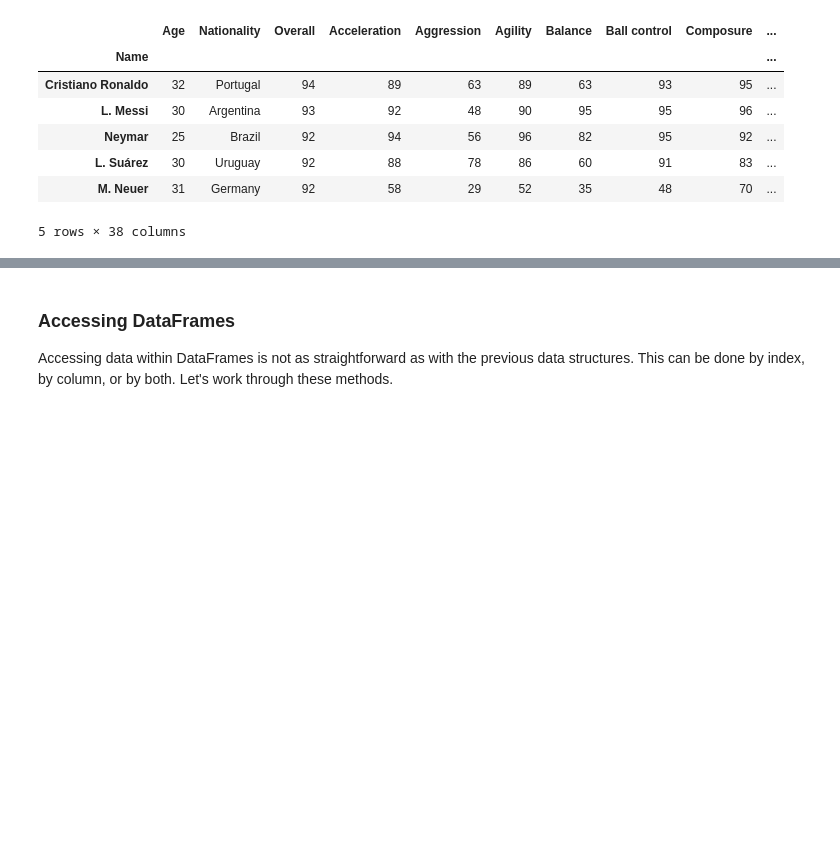
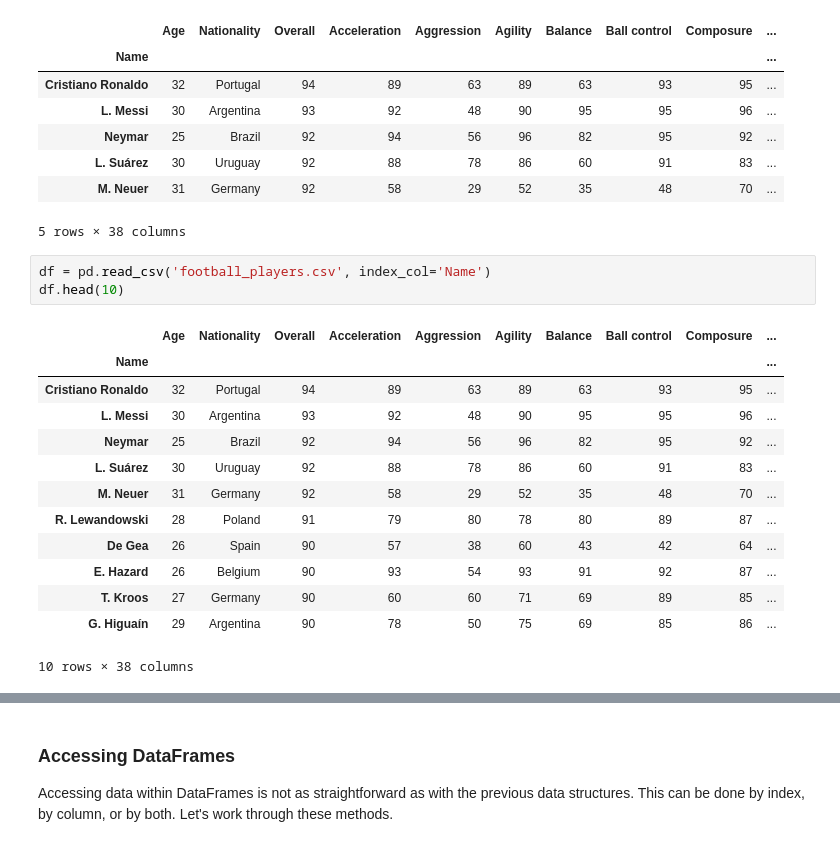
Before and after one commit to Kalungup/Learn-Python-with-Pascal, a Jupyter notebook: Introduction_to_Pandas.ipynb, the cells around one changed output, grey strips where cells are left out. Saved outputs shown, nothing was run; the diff lists cells and outputs as text; blank space fills up the shorter version.

```diff
--- a/Introduction_to_Pandas.ipynb
+++ b/Introduction_to_Pandas.ipynb
@@ -127,3 +124,20 @@ df.head()
 | L. Suárez | 30 | Uruguay | 92 | 88 | 78 | 86 | 60 | 91 | 83 | ... |
 | M. Neuer | 31 | Germany | 92 | 58 | 29 | 52 | 35 | 48 | 70 | ... |
 5 rows × 38 columns
+# %%
+df = pd.read_csv('football_players.csv', index_col='Name')
+df.head(10)
+# %% [output]
+|  | Age | Nationality | Overall | Acceleration | Aggression | Agility | Balance | Ball control | Composure | ... |
+| Name |  |  |  |  |  |  |  |  |  | ... |
+| Cristiano Ronaldo | 32 | Portugal | 94 | 89 | 63 | 89 | 63 | 93 | 95 | ... |
+| L. Messi | 30 | Argentina | 93 | 92 | 48 | 90 | 95 | 95 | 96 | ... |
+| Neymar | 25 | Brazil | 92 | 94 | 56 | 96 | 82 | 95 | 92 | ... |
+| L. Suárez | 30 | Uruguay | 92 | 88 | 78 | 86 | 60 | 91 | 83 | ... |
+| M. Neuer | 31 | Germany | 92 | 58 | 29 | 52 | 35 | 48 | 70 | ... |
+| R. Lewandowski | 28 | Poland | 91 | 79 | 80 | 78 | 80 | 89 | 87 | ... |
+| De Gea | 26 | Spain | 90 | 57 | 38 | 60 | 43 | 42 | 64 | ... |
+| E. Hazard | 26 | Belgium | 90 | 93 | 54 | 93 | 91 | 92 | 87 | ... |
+| T. Kroos | 27 | Germany | 90 | 60 | 60 | 71 | 69 | 89 | 85 | ... |
+| G. Higuaín | 29 | Argentina | 90 | 78 | 50 | 75 | 69 | 85 | 86 | ... |
+10 rows × 38 columns
```
Also changed, not shown: parts of 4 cells of this notebook, 4 other files.
